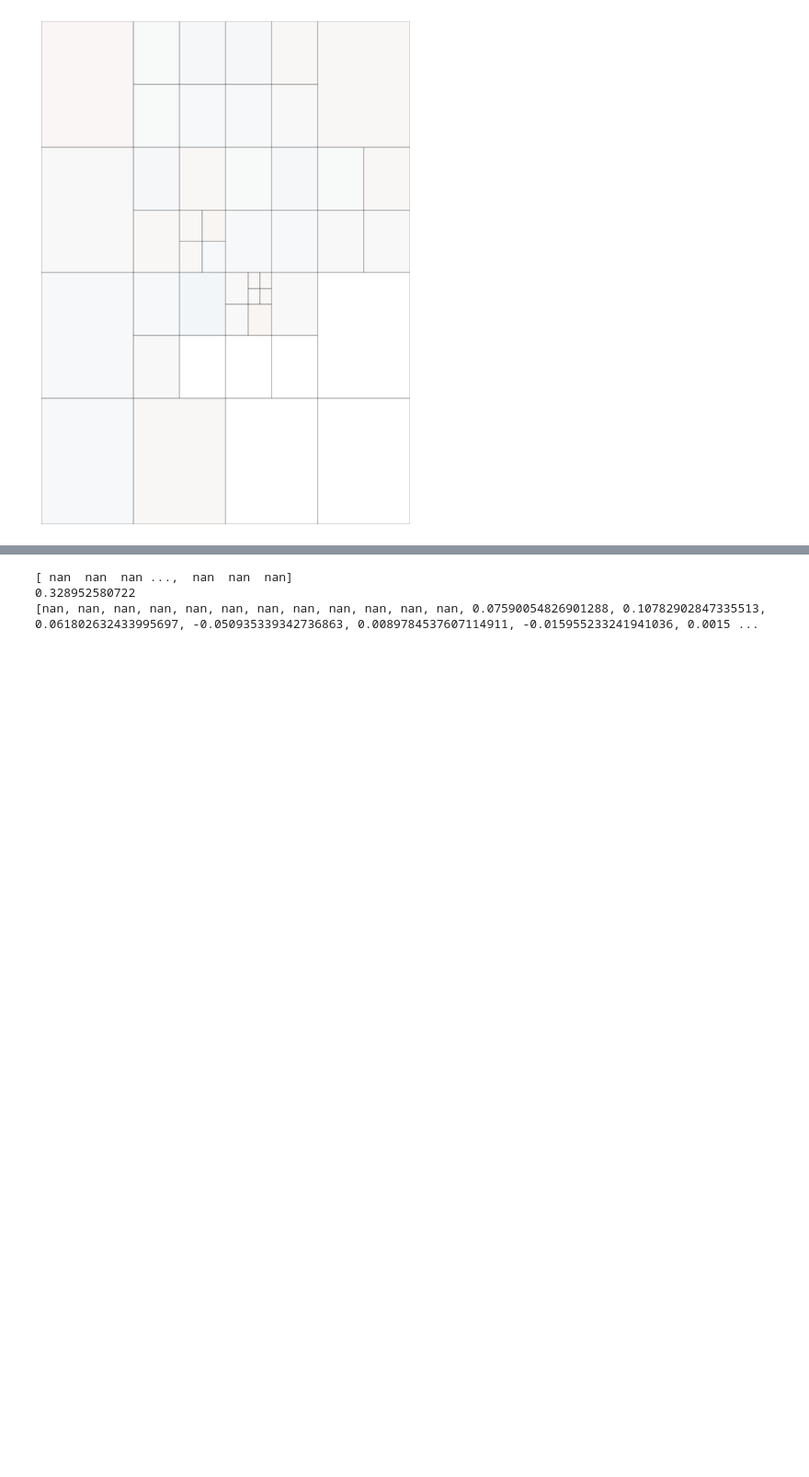
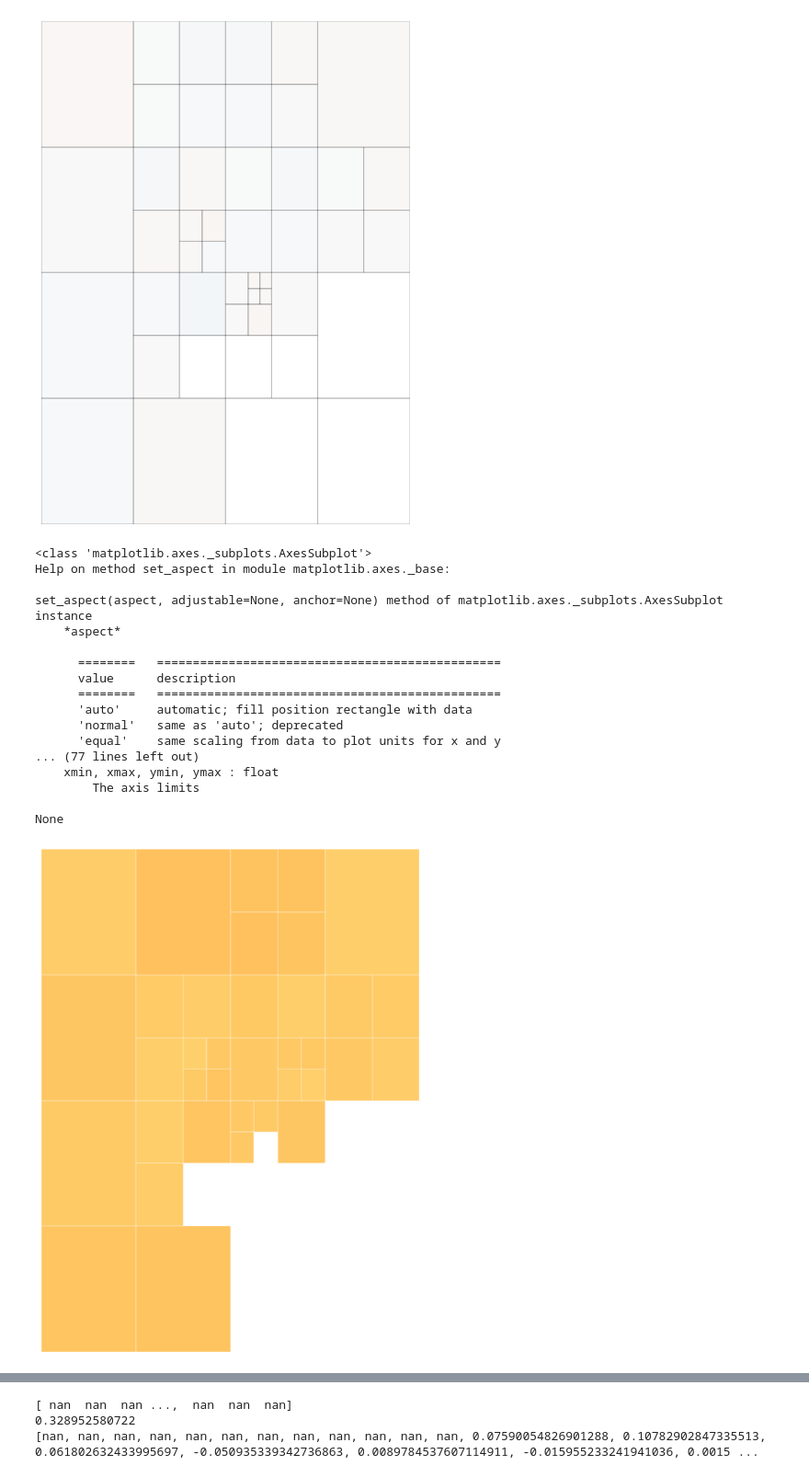
Before and after one commit to ResidentMario/missingno, a Jupyter notebook: dev2.ipynb, the cells around one changed output, grey strips where cells are left out. Shown at 92% size. Saved outputs shown, nothing was run; the diff lists cells and outputs as text; code cells hidden in the pictures; blank space fills up the shorter version.

```diff
--- a/dev2.ipynb
+++ b/dev2.ipynb
@@ -37,6 +37,27 @@ Wall time: 2.5 s
 msno.geoplot(collisions.sample(1000), coordinates='LOCATION')
 # %% [output]
 [figure]
+# %%
+msno.geoplot(collisions.sample(1000), coordinates='LOCATION', colorbar=False)
+# %% [output]
+<class 'matplotlib.axes._subplots.AxesSubplot'>
+Help on method set_aspect in module matplotlib.axes._base:
+
+set_aspect(aspect, adjustable=None, anchor=None) method of matplotlib.axes._subplots.AxesSubplot instance
+    *aspect*
+
+      ========   ================================================
+      value      description
+      ========   ================================================
+      'auto'     automatic; fill position rectangle with data
+      'normal'   same as 'auto'; deprecated
+      'equal'    same scaling from data to plot units for x and y
+... (77 lines left out)
+    xmin, xmax, ymin, ymax : float
+        The axis limits
+
+None
+[figure, added]
 # %%
 msno.geoplot(collisions.sample(1000), coordinates='LOCATION')
 # %% [output]
```
Also changed, not shown: parts of 6 cells of this notebook, 1 other file.
